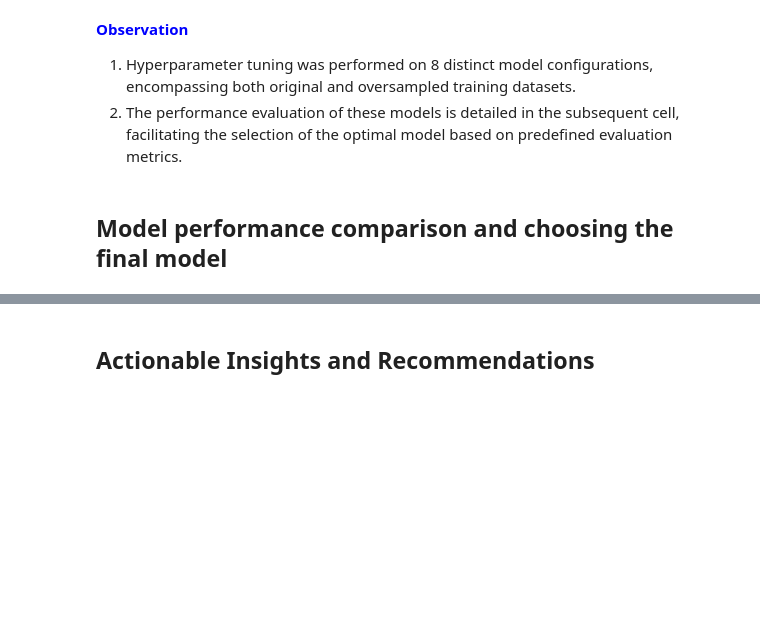
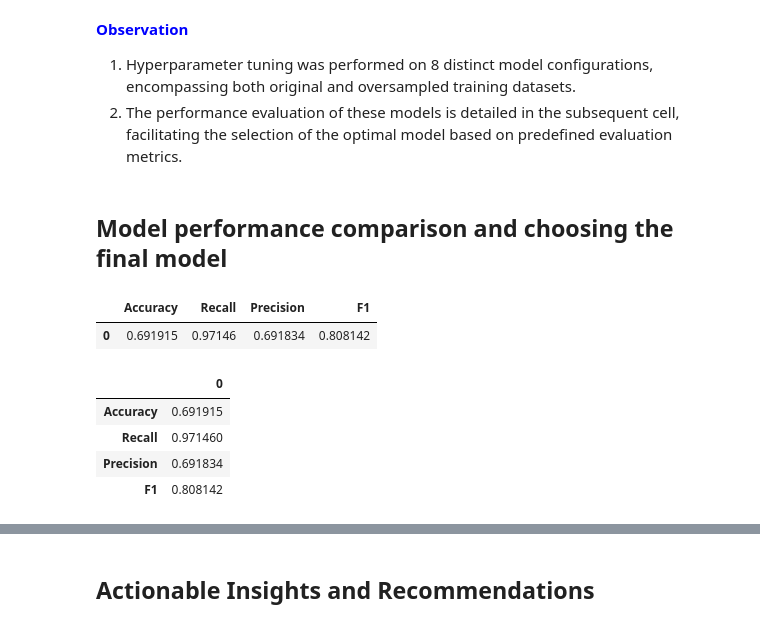
Before and after one commit to RashmiJK/PGP-AIML-EasyVisa-AML, a Jupyter notebook: easyvisa_modeling.ipynb, the cells around one changed output, grey strips where cells are left out. Drawn from its saved outputs; the diff is of its cells as text; code cells hidden in the pictures; blank space fills up the shorter version.

```diff
--- a/easyvisa_modeling.ipynb
+++ b/easyvisa_modeling.ipynb
@@ -1894,4 +1894,17 @@ rf_val_perf_sm
 2. The performance evaluation of these models is detailed in the subsequent cell, facilitating the selection of the optimal model based on predefined evaluation metrics.
 # %% [markdown]
 ## Model performance comparison and choosing the final model
+# %%
+ada_train_perf_o
+# %% [output]
+|  | Accuracy | Recall | Precision | F1 |
+| 0 | 0.691915 | 0.97146 | 0.691834 | 0.808142 |
+# %%
+ada_train_perf_o.T
+# %% [output]
+|  | 0 |
+| Accuracy | 0.691915 |
+| Recall | 0.971460 |
+| Precision | 0.691834 |
+| F1 | 0.808142 |
 # %%
```
Also changed, not shown: parts of 7 cells of this notebook.
